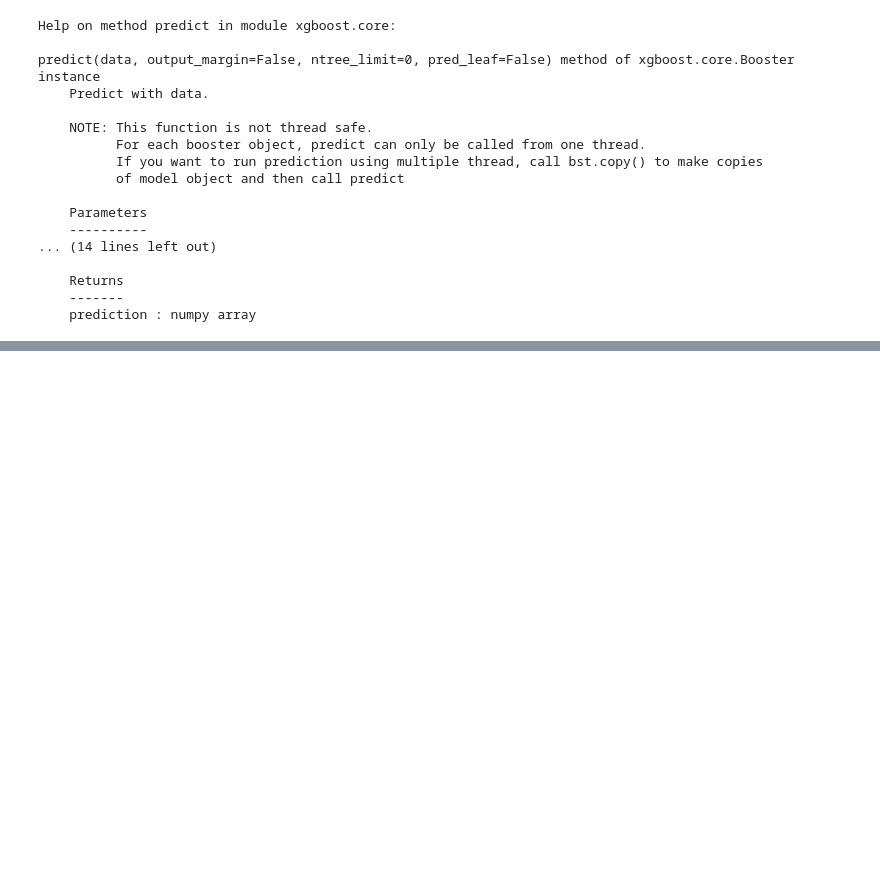
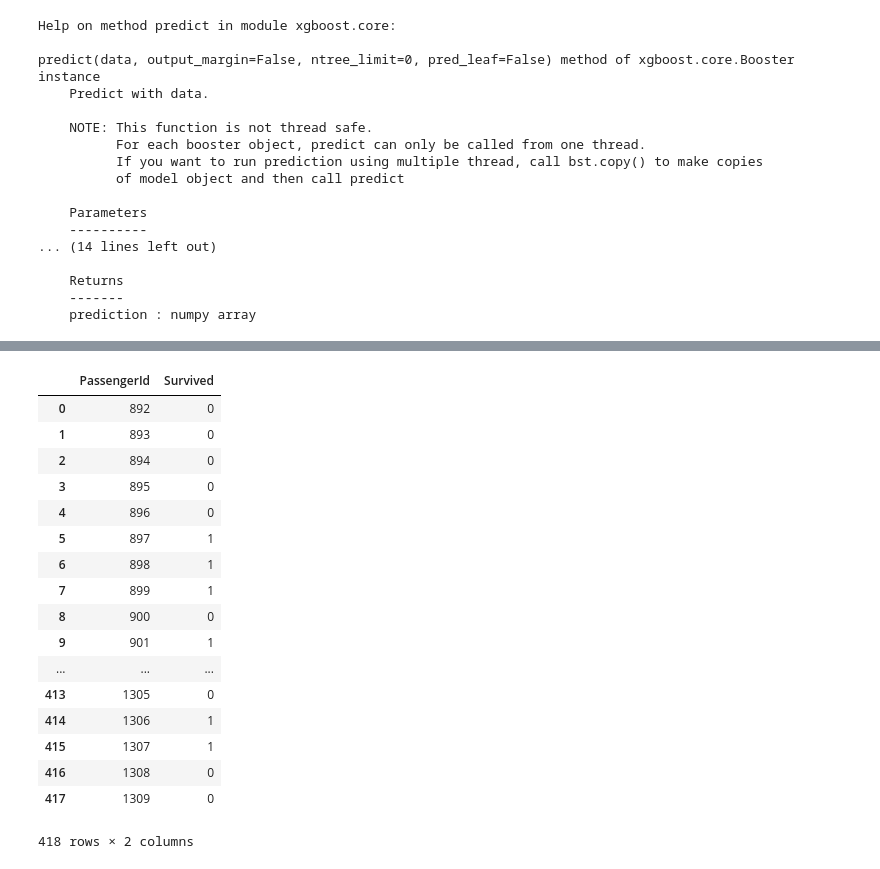
Before and after one commit to Dosann/KaggleTitanicSurvivalPrediction, a Jupyter notebook: MainStreamline.ipynb, the cells around one changed output, grey strips where cells are left out. Saved outputs shown, nothing was run; the diff lists cells and outputs as text; code cells hidden in the pictures; blank space fills up the shorter version.

```diff
--- a/MainStreamline.ipynb
+++ b/MainStreamline.ipynb
@@ -362,0 +403,21 @@ result.to_csv(path_or_buf='data\\result20171006.csv', header=True, index=None)
+# %%
+result
+# %% [output]
+|  | PassengerId | Survived |
+| 0 | 892 | 0 |
+| 1 | 893 | 0 |
+| 2 | 894 | 0 |
+| 3 | 895 | 0 |
+| 4 | 896 | 0 |
+| 5 | 897 | 1 |
+| 6 | 898 | 1 |
+| 7 | 899 | 1 |
+| 8 | 900 | 0 |
+| 9 | 901 | 1 |
+| ... | ... | ... |
+| 413 | 1305 | 0 |
+| 414 | 1306 | 1 |
+| 415 | 1307 | 1 |
+| 416 | 1308 | 0 |
+| 417 | 1309 | 0 |
+418 rows × 2 columns
```
Also changed, not shown: parts of 30 cells of this notebook, 8 other files.
